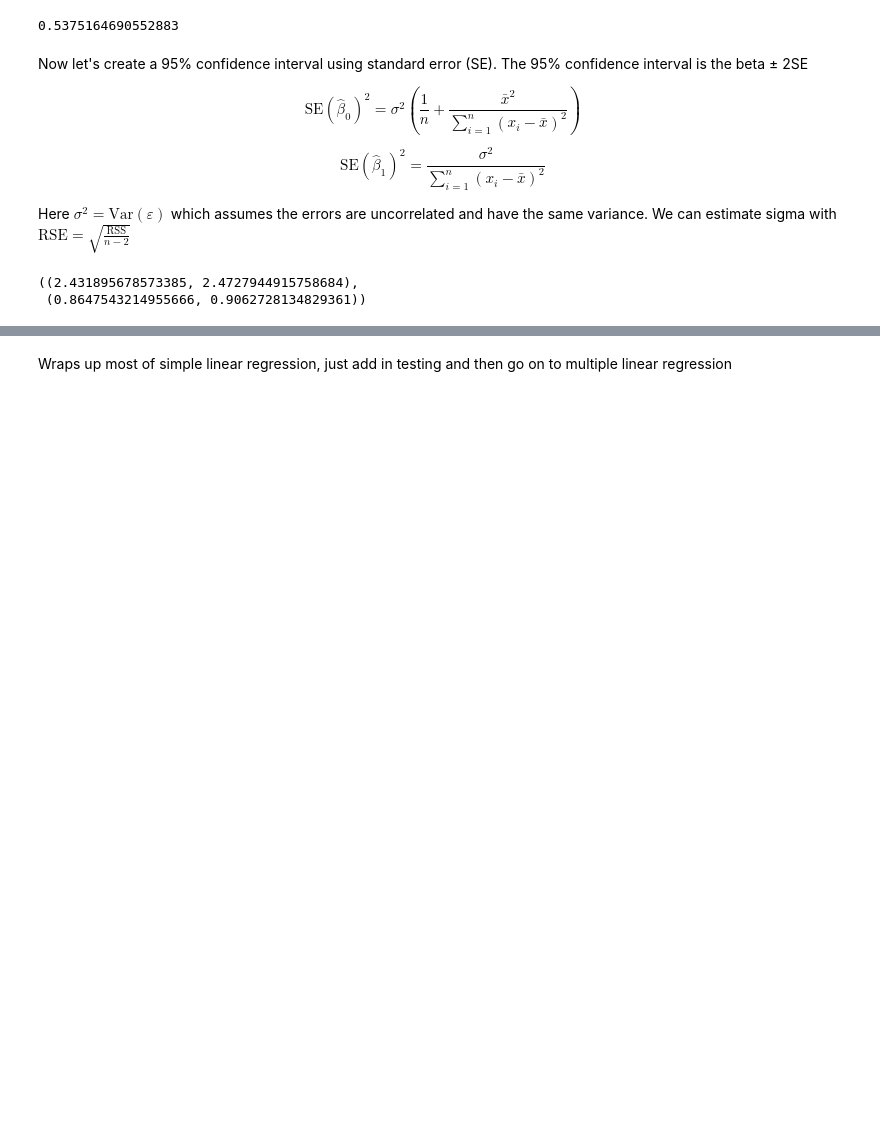
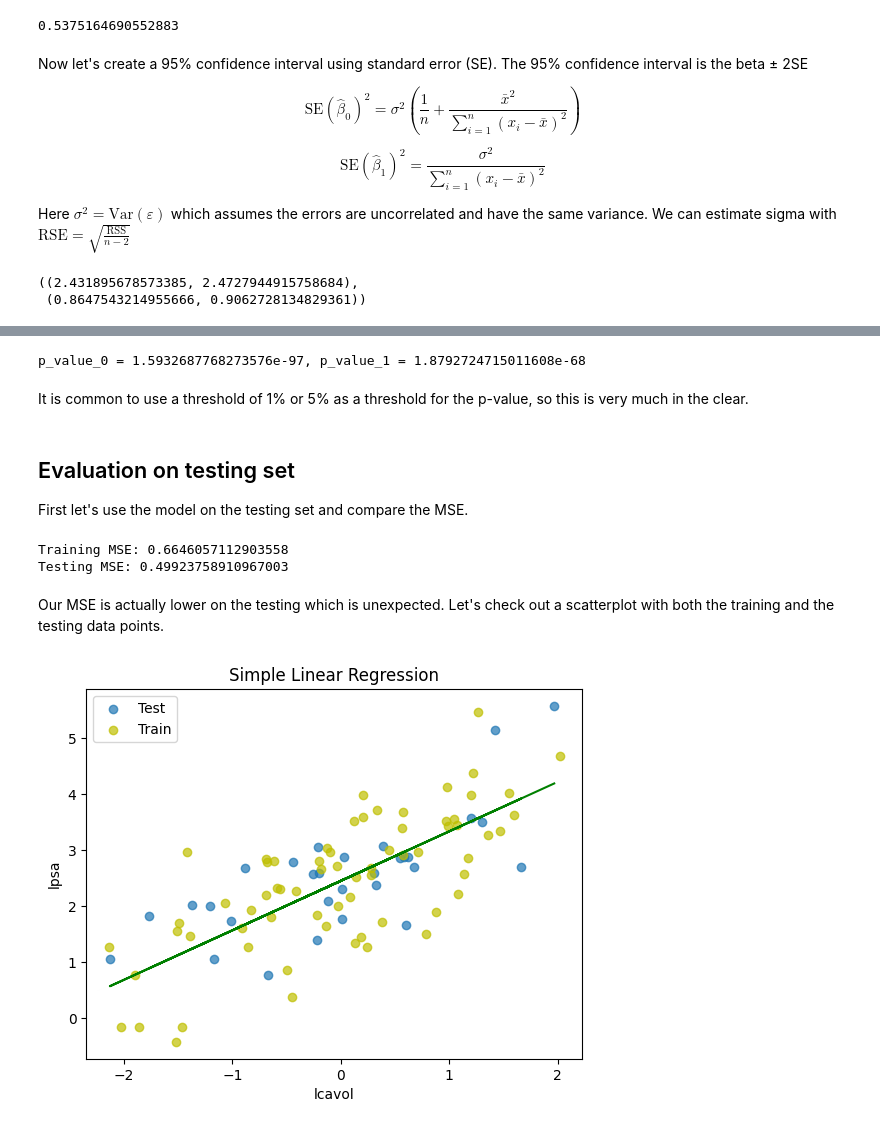
Before and after one commit to hdaniel17/regression, a Jupyter notebook: OLS_basics.ipynb, the cells around one changed output, grey strips where cells are left out. Saved outputs shown, nothing was run; the diff lists cells and outputs as text; code cells hidden in the pictures; blank space fills up the shorter version.

Commit message:
t-stat, p-value, start to multiple regression

```diff
--- a/OLS_basics.ipynb
+++ b/OLS_basics.ipynb
@@ -87,6 +100,7 @@ To compare different lines of fit we can't just add up these residuals, because
 Let's set up a dataframe with all relevant values
 # %%
 ols_df = prostate_df.query("train == 'T'")[['lpsa','lcavol']].copy()
+ols_test_df = prostate_df.query("train == 'F'")[['lpsa','lcavol']].copy()
 ols_df['f_hat'] = ols_df['lcavol'] + 2  # Our estimate based on the visual guess
 ols_df['residual'] = ols_df['lpsa'] - ols_df['f_hat']
 ols_df['rs'] = ols_df['residual'] ** 2  # using rs because this isn't the sum
@@ -203,2 +225,45 @@ beta_0_95, beta_1_95
+# %%
+import scipy.stats
+simple_df = ols_df.shape[0] - 2
+
+t_stat_0 = beta[0] / SE_beta_0
+t_stat_1 = beta[1] / SE_beta_1
+
+# sf is the survivor function is 1 - CDF
+# So this doubled is the area outside a deviation of the t-stat on both sides
+p_value_0 = scipy.stats.t.sf(abs(t_stat_0), df=simple_df) * 2
+p_value_1 = scipy.stats.t.sf(abs(t_stat_1), df=simple_df) * 2
+
+print(f"p_value_0 = {p_value_0}, p_value_1 = {p_value_1}")
+# %% [output]
+p_value_0 = 1.5932687768273576e-97, p_value_1 = 1.8792724715011608e-68
 # %% [markdown]
-Wraps up most of simple linear regression, just add in testing and then go on to multiple linear regression
+It is common to use a threshold of 1% or 5% as a threshold for the p-value, so this is very much in the clear.
+# %% [markdown]
+## Evaluation on testing set
+
+First let's use the model on the testing set and compare the MSE.
+# %%
+ols_test_df['f_hat'] = beta[0] + beta[1] * ols_test_df['lcavol']
+ols_test_df['residual'] = ols_test_df['lpsa'] - ols_test_df['f_hat']
+ols_test_df['rss'] = ols_test_df['residual'] ** 2
+
+mse_train = ols_df['rss'].sum() / ols_df.shape[0]
+mse_test = ols_test_df['rss'].sum() / ols_test_df.shape[0]
+
+print(f"Training MSE: {mse_train}\nTesting MSE: {mse_test}")
+# %% [output]
+Training MSE: 0.6646057112903558
+Testing MSE: 0.49923758910967003
+# %% [markdown]
+Our MSE is actually lower on the testing which is unexpected. Let's check out a scatterplot with both the training and the testing data points.
+# %%
+plt.title("Simple Linear Regression")
+plt.xlabel("lcavol")
+plt.ylabel("lpsa")
+plt.plot(ols_test_df['lcavol'], ols_test_df['f_hat'], 'g')
+plt.scatter(ols_test_df['lcavol'], ols_test_df['lpsa'], label='Test', alpha=0.7)
+plt.scatter(ols_df['lcavol'], ols_df['lpsa'], c='y', label='Train', alpha=0.7)
+plt.legend(loc='upper left');
+# %% [output]
+[figure, added]
```
Also changed, not shown: parts of 14 cells of this notebook.
